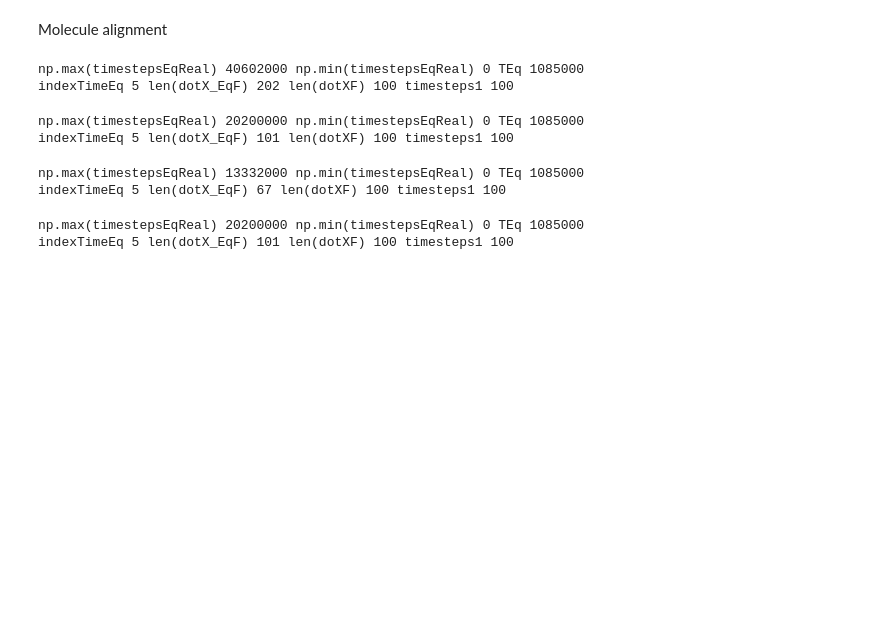
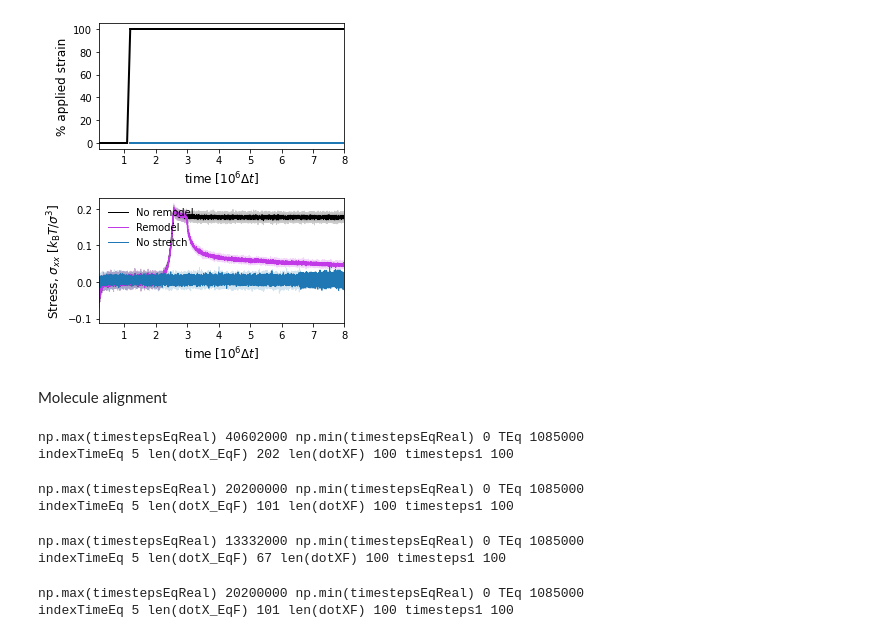
Before and after one commit to Billie1717/CollagenMemory, a Jupyter notebook: Figures/FigAlignment/Mechanics.ipynb, the cells around one changed output. Saved outputs shown, nothing was run; the diff lists cells and outputs as text; code cells hidden in the pictures; blank space fills up the shorter version.

```diff
--- a/Figures/FigAlignment/Mechanics.ipynb
+++ b/Figures/FigAlignment/Mechanics.ipynb
@@ -137,3 +124,30 @@ ff 1 len(StressAv) 44700 len(Time) 27200 Time[-1] 6579342
+# %%
+fig,ax= plt.subplots(2,1,figsize = (4.5,5))
+#fig2,ax2= plt.subplots(1,4,figsize = (12,4))
+labels = ["No remodel","Remodel","No stretch"]
+ax[0].plot([0,(TEq)/1e6],[0,0],color = clrs[0],linewidth = 2)
+ax[0].plot([(TEq)/1e6,(TEq+1e5)/1e6],[0,100],color = clrs[0],linewidth = 2)
+ax[0].plot([(TEq+1e5)/1e6,20],[100,100],color = clrs[0],linewidth = 2)
+ax[0].plot([(TEq+1e5)/1e6,20],[0,0],color = clrs[2],linewidth = 2)
+ax[1].plot(Time_NR,stressAvAv_NR,color = clrs[0],linewidth = 1,label = labels[0])
+ax[1].fill_between(Time_NR,np.subtract(stressAvAv_NR,stressStd_NR),np.add(stressAvAv_NR,stressStd_NR),color = clrs[0],alpha = 0.2)
+ax[1].plot(Time_R,stressAvAv_R,color = clrs[1],linewidth = 1,label = labels[1])
+ax[1].fill_between(Time_R,np.subtract(stressAvAv_R,stressStd_R),np.add(stressAvAv_R,stressStd_R),color = clrs[1],alpha = 0.2)
+ax[1].plot(Time_NS,stressAvAv_NS,color = clrs[2],linewidth = 1,label = labels[2])
+ax[1].fill_between(Time_NS,np.subtract(stressAvAv_NS,stressStd_NS),np.add(stressAvAv_NS,stressStd_NS),color = clrs[2],alpha = 0.2)
+ax[1].set_ylabel(r"Stress, $\sigma_{xx} ~[k_{\mathrm{B}}T/\sigma^{3}$]",fontsize =fs2)
+ax[0].set_ylabel("% applied strain",fontsize =fs2)
+ax[1].set_xlabel(r"time [$10^6\Delta t$]",fontsize =fs2)
+ax[1].legend(frameon=False)
+ax[0].set_xlabel(r"time [$10^6\Delta t$]",fontsize =fs2)
+ax[0].set_xlim([0.2,8])
+ax[1].set_xlim([0.2,8])
+#ax[1].set_ylim([-0.05,0.22])
+fig.tight_layout()
+#fig.savefig(plotsdir+'Stress_NoRemodelVsNoStretch.pdf')
+fig.savefig(plotsdir+'Stress_NoRemodelVsNoStretch.png')
+# %% [output]
+[figure, added]
 # %% [markdown]
 Molecule alignment
 # %%
```
Also changed, not shown: parts of 4 cells of this notebook, 21 other files.
